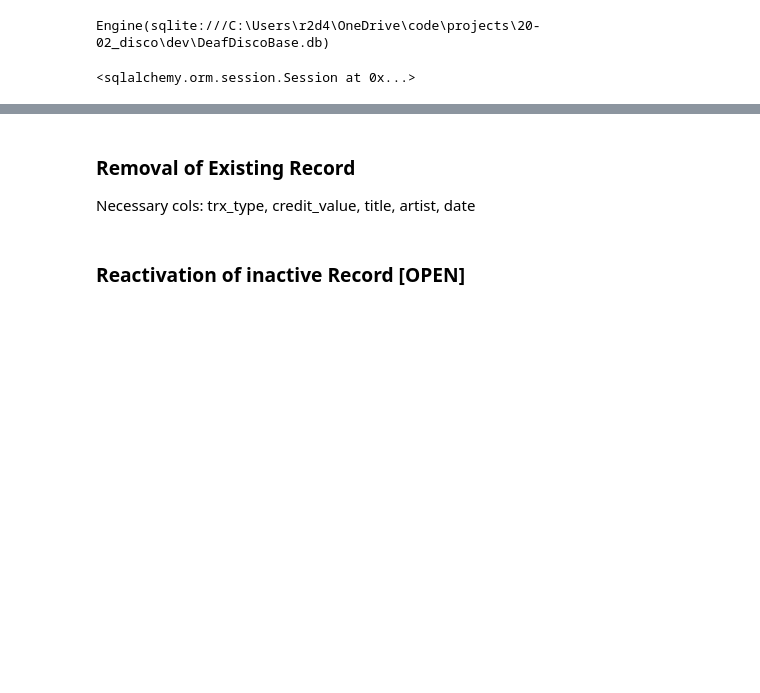
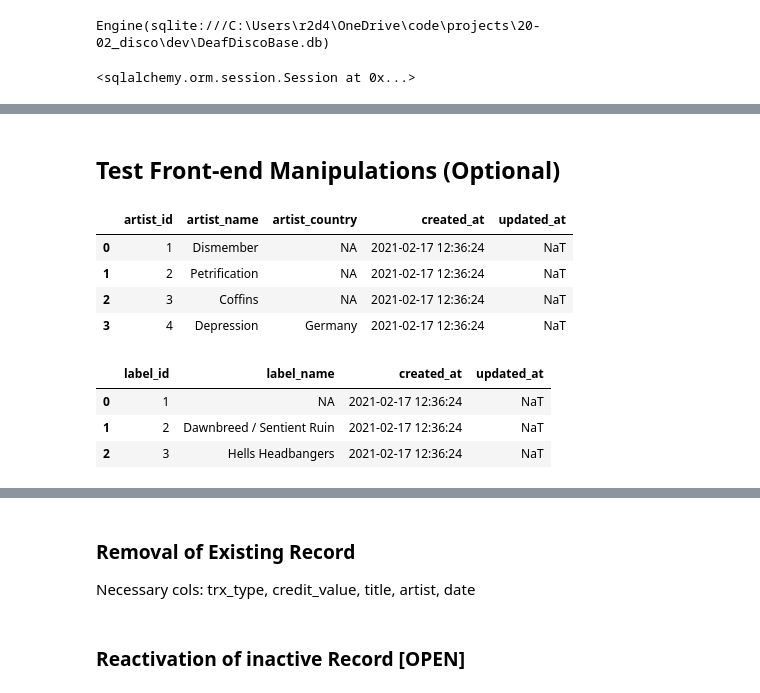
Before and after one commit to rbuerki/death-metal-disco, a Jupyter notebook: dev/dev_stuff_3_new Model.ipynb, the cells around one changed output, grey strips where cells are left out. Cells and saved outputs as stored; diff of their text form; code cells hidden in the pictures; blank space fills up the shorter version.

```diff
--- a/dev/dev_stuff_3_new Model.ipynb
+++ b/dev/dev_stuff_3_new Model.ipynb
@@ -193,0 +130,17 @@ session.query(CreditTrx).all()
+# %% [markdown]
+## Test Front-end Manipulations (Optional)
+# %%
+pd.read_sql("artists", engine)
+# %% [output]
+|  | artist_id | artist_name | artist_country | created_at | updated_at |
+| 0 | 1 | Dismember | NA | 2021-02-17 12:36:24 | NaT |
+| 1 | 2 | Petrification | NA | 2021-02-17 12:36:24 | NaT |
+| 2 | 3 | Coffins | NA | 2021-02-17 12:36:24 | NaT |
+| 3 | 4 | Depression | Germany | 2021-02-17 12:36:24 | NaT |
+# %%
+pd.read_sql("labels", engine)
+# %% [output]
+|  | label_id | label_name | created_at | updated_at |
+| 0 | 1 | NA | 2021-02-17 12:36:24 | NaT |
+| 1 | 2 | Dawnbreed / Sentient Ruin | 2021-02-17 12:36:24 | NaT |
+| 2 | 3 | Hells Headbangers | 2021-02-17 12:36:24 | NaT |
```
Also changed, not shown: parts of 53 cells of this notebook, 3 other files.
